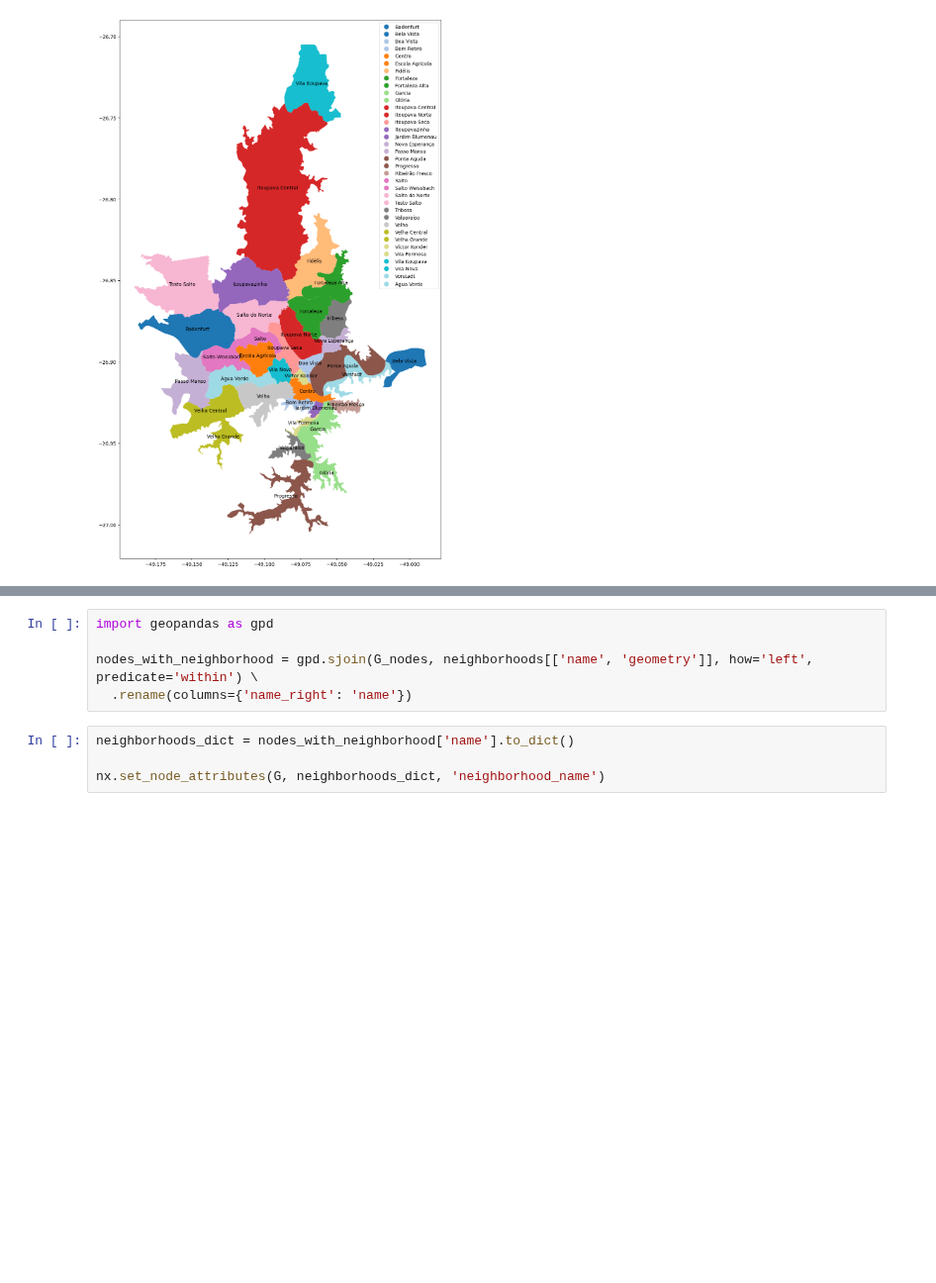
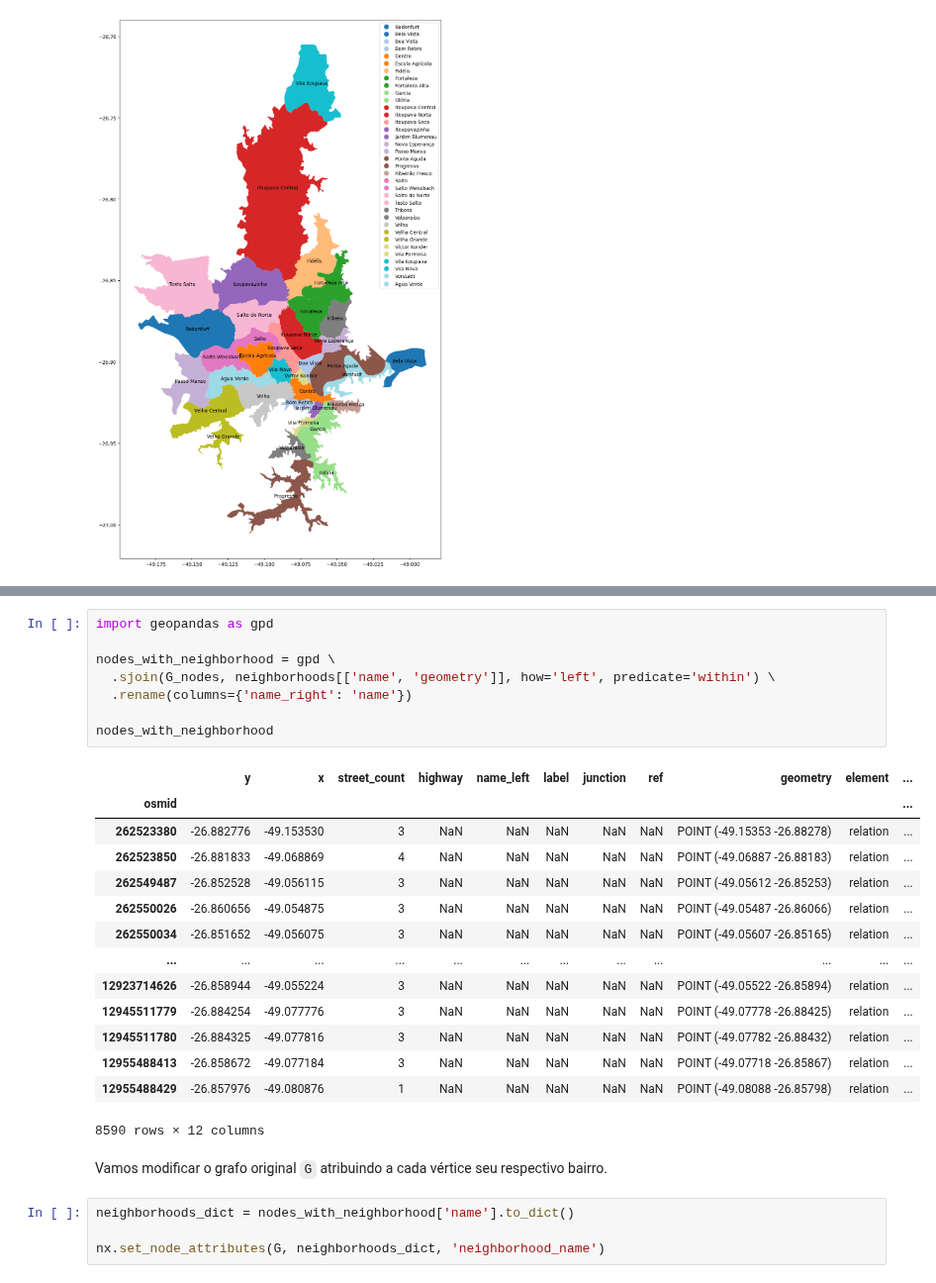
Before and after one commit to lemuel-manske/city-block, a Jupyter notebook: city.ipynb, the cells around one changed output, grey strips where cells are left out. Shown at 99% size. Cells and saved outputs as stored; diff of their text form; blank space fills up the shorter version.

```diff
--- a/city.ipynb
+++ b/city.ipynb
@@ -145,8 +153,28 @@ G_nodes, G_edges = ox.graph_to_gdfs(G)
 # %%
 import geopandas as gpd
 
-nodes_with_neighborhood = gpd.sjoin(G_nodes, neighborhoods[['name', 'geometry']], how='left', predicate='within') \
+nodes_with_neighborhood = gpd \
+  .sjoin(G_nodes, neighborhoods[['name', 'geometry']], how='left', predicate='within') \
   .rename(columns={'name_right': 'name'})
+
+nodes_with_neighborhood
+# %% [output]
+|  | y | x | street_count | highway | name_left | label | junction | ref | geometry | element | ... |
+| osmid |  |  |  |  |  |  |  |  |  |  | ... |
+| 262523380 | -26.882776 | -49.153530 | 3 | NaN | NaN | NaN | NaN | NaN | POINT (-49.15353 -26.88278) | relation | ... |
+| 262523850 | -26.881833 | -49.068869 | 4 | NaN | NaN | NaN | NaN | NaN | POINT (-49.06887 -26.88183) | relation | ... |
+| 262549487 | -26.852528 | -49.056115 | 3 | NaN | NaN | NaN | NaN | NaN | POINT (-49.05612 -26.85253) | relation | ... |
+| 262550026 | -26.860656 | -49.054875 | 3 | NaN | NaN | NaN | NaN | NaN | POINT (-49.05487 -26.86066) | relation | ... |
+| 262550034 | -26.851652 | -49.056075 | 3 | NaN | NaN | NaN | NaN | NaN | POINT (-49.05607 -26.85165) | relation | ... |
+| ... | ... | ... | ... | ... | ... | ... | ... | ... | ... | ... | ... |
+| 12923714626 | -26.858944 | -49.055224 | 3 | NaN | NaN | NaN | NaN | NaN | POINT (-49.05522 -26.85894) | relation | ... |
+| 12945511779 | -26.884254 | -49.077776 | 3 | NaN | NaN | NaN | NaN | NaN | POINT (-49.07778 -26.88425) | relation | ... |
+| 12945511780 | -26.884325 | -49.077816 | 3 | NaN | NaN | NaN | NaN | NaN | POINT (-49.07782 -26.88432) | relation | ... |
+| 12955488413 | -26.858672 | -49.077184 | 3 | NaN | NaN | NaN | NaN | NaN | POINT (-49.07718 -26.85867) | relation | ... |
+| 12955488429 | -26.857976 | -49.080876 | 1 | NaN | NaN | NaN | NaN | NaN | POINT (-49.08088 -26.85798) | relation | ... |
+8590 rows × 12 columns
+# %% [markdown]
+Vamos modificar o grafo original `G` atribuindo a cada vértice seu respectivo bairro.
 # %%
 neighborhoods_dict = nodes_with_neighborhood['name'].to_dict()
 
```
Also changed, not shown: parts of 5 cells of this notebook.
